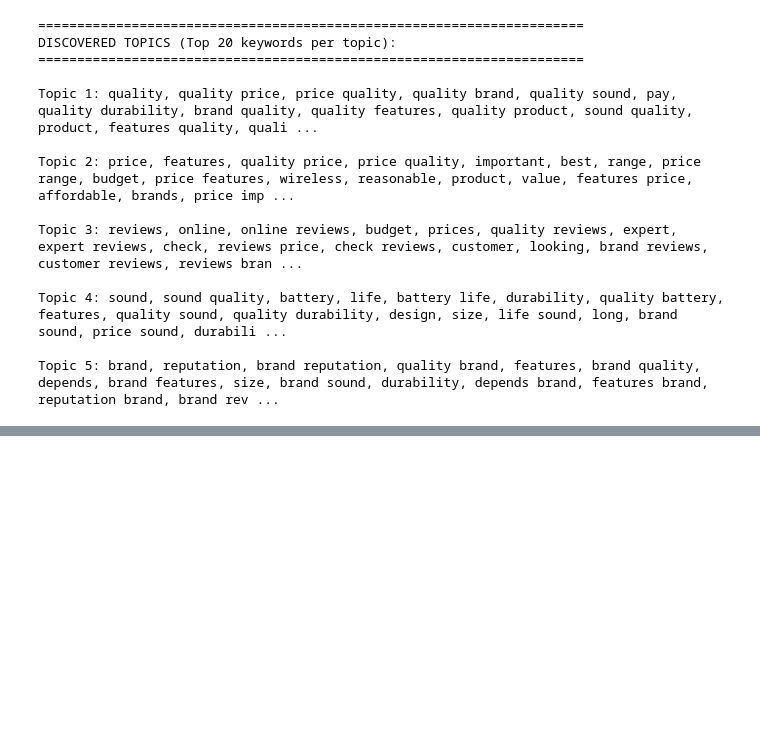
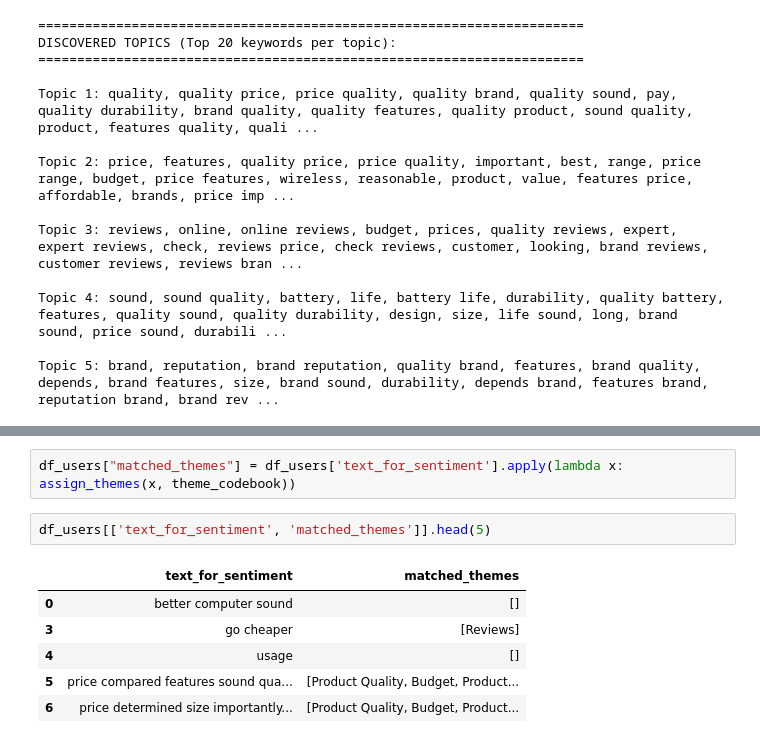
Before and after one commit to uwn-online/Customer-insight-analysis, a Jupyter notebook: notebooks/customer_insight_analysis.ipynb, the cells around one changed output, grey strips where cells are left out. Cells and saved outputs as stored; diff of their text form; blank space fills up the shorter version.

```diff
--- a/notebooks/customer_insight_analysis.ipynb
+++ b/notebooks/customer_insight_analysis.ipynb
@@ -645,0 +716,11 @@ Topic 5: brand, reputation, brand reputation, quality brand, features, brand qua
+# %%
+df_users["matched_themes"] = df_users['text_for_sentiment'].apply(lambda x: assign_themes(x, theme_codebook))
+# %%
+df_users[['text_for_sentiment', 'matched_themes']].head(5)
+# %% [output]
+|  | text_for_sentiment | matched_themes |
+| 0 | better computer sound | [] |
+| 3 | go cheaper | [Reviews] |
+| 4 | usage | [] |
+| 5 | price compared features sound qua... | [Product Quality, Budget, Product... |
+| 6 | price determined size importantly... | [Product Quality, Budget, Product... |
```
Also changed, not shown: parts of 11 cells of this notebook.
